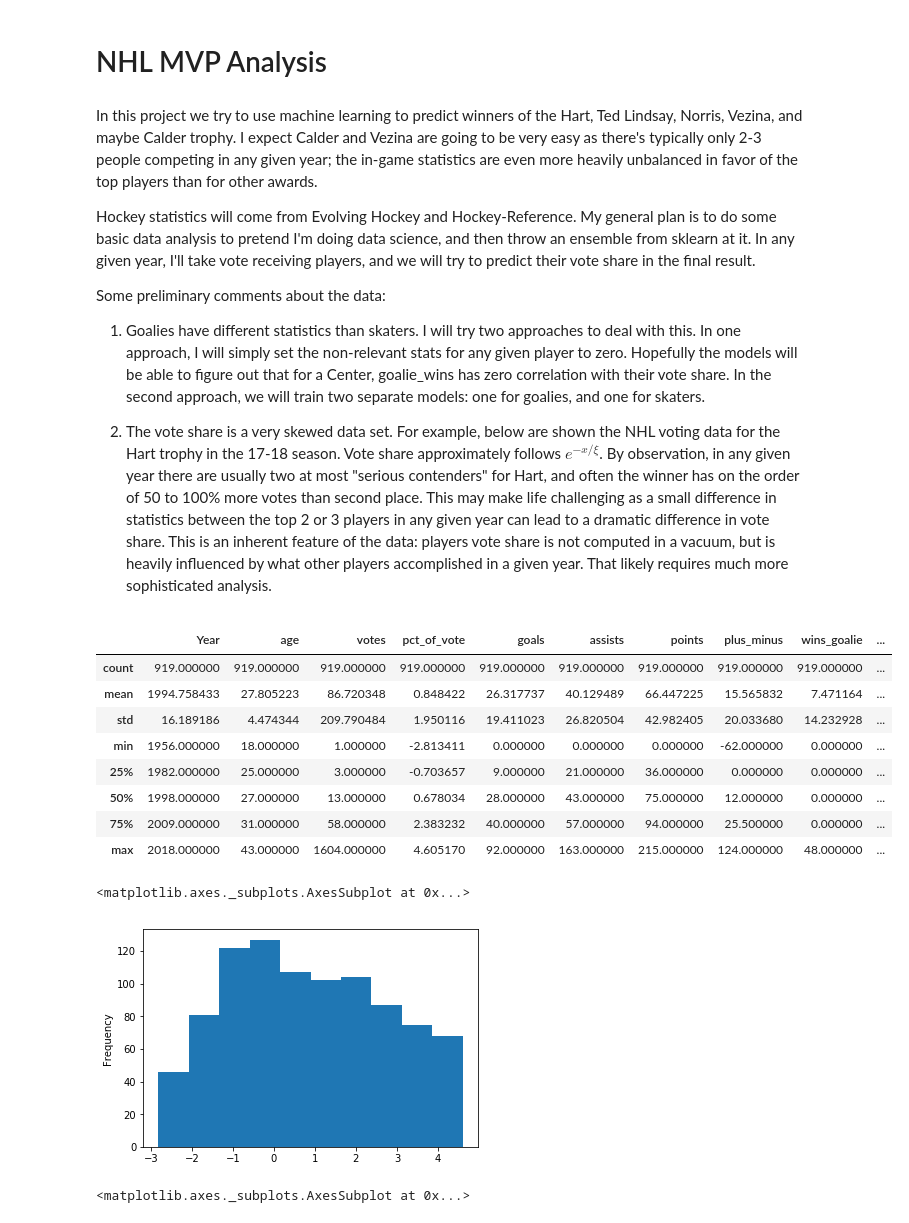
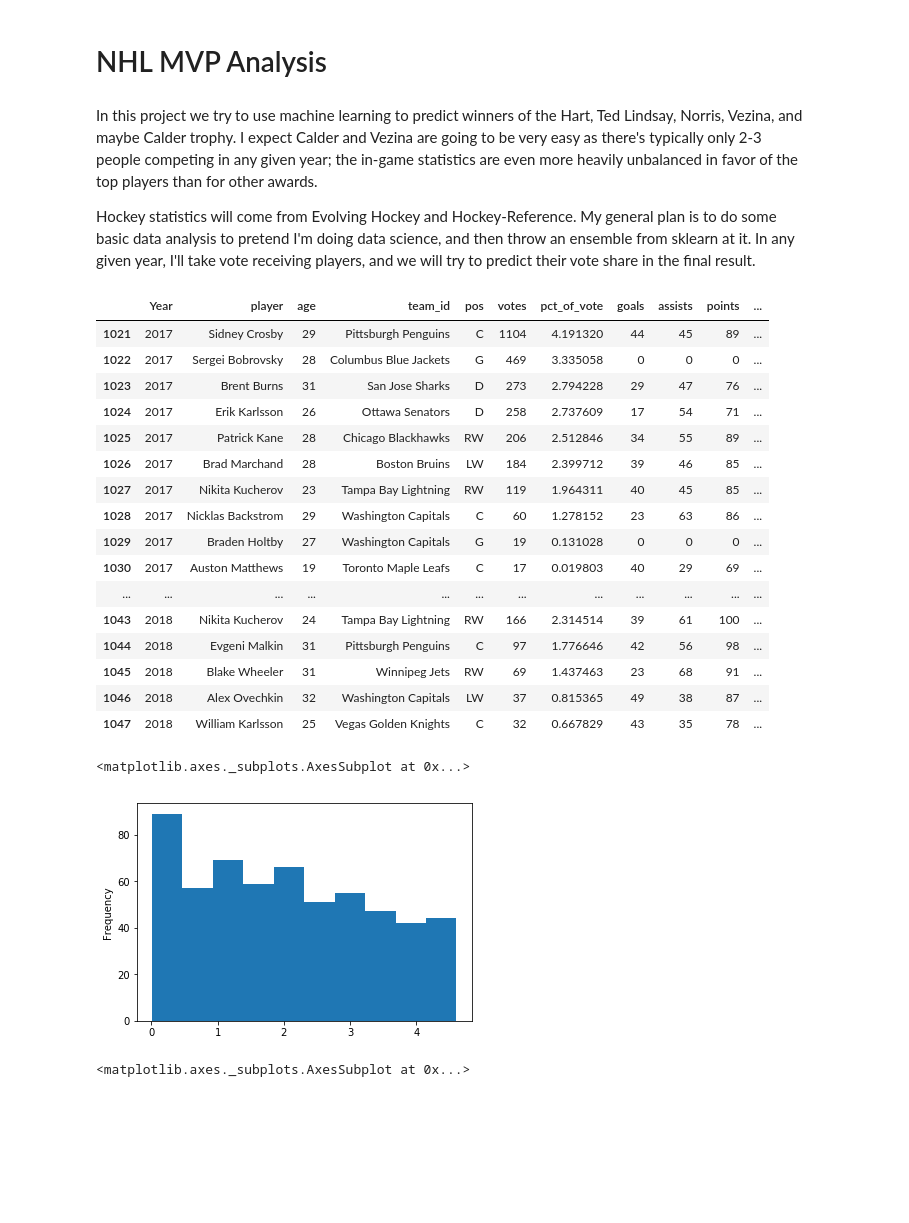
Before and after one commit to dbz10/NHL-Player-Awards, a Jupyter notebook: NHL MVP prediction.ipynb, the cells around one changed output. Drawn from its saved outputs; the diff is of its cells as text; code cells hidden in the pictures; blank space fills up the shorter version.

```diff
--- a/NHL MVP prediction.ipynb
+++ b/NHL MVP prediction.ipynb
@@ -5,13 +5,6 @@ In this project we try to use machine learning to predict winners of the Hart, T
 
 Hockey statistics will come from Evolving Hockey and Hockey-Reference. My general plan is to do some basic data analysis to pretend I'm doing data science, and then throw an ensemble from sklearn at it.
 In any given year, I'll take vote receiving players, and we will try to predict their vote share in the final result.
-
-
-Some preliminary comments about the data:
-
-1) Goalies have different statistics than skaters. I will try two approaches to deal with this. In one approach, I will simply set the non-relevant stats for any given player to zero. Hopefully the models will be able to figure out that for a Center, goalie_wins has zero correlation with their vote share. In the second approach, we will train two separate models: one for goalies, and one for skaters.
-
-2) The vote share is a very skewed data set. For example, below are shown the NHL voting data for the Hart trophy in the 17-18 season. Vote share approximately follows $e^{-x/\xi}$. By observation, in any given year there are usually two at most "serious contenders" for Hart, and often the winner has on the order of 50 to 100% more votes than second place. This may make life challenging as a small difference in statistics between the top 2 or 3 players in any given year can lead to a dramatic difference in vote share. This is an inherent feature of the data: players vote share is not computed in a vacuum, but is heavily influenced by what other players accomplished in a given year. That likely requires much more sophisticated analysis.
 # %%
 # imports
 import numpy as np
@@ -117,48 +110,57 @@ full_data= pd.read_csv("hockey-data-hart.csv")
 
 # clean it up
 full_data=full_data.dropna(axis=0,subset=['pct_of_vote'])
 full_data=full_data.drop(['first','second','third','fourth','fifth'],axis=1)
 full_data = full_data[full_data["pct_of_vote"]>0]
 
 # let's also drop goalies who are missing save pct, and skaters who are missing plus_minus
 full_data = full_data.loc[~((full_data.pos=="G") & full_data.save_pct.isna())]
 full_data = full_data.loc[~((full_data.pos!="G") & full_data.plus_minus.isna())]
 
 # remaining na's should be due to mismatched position with stats. set them to zero
 full_data = full_data.fillna(0)
 
 # for non goalies (goalies), let's replace all goalie (non goalie) stats by zero rather than NaN
 
 # Create a new feature p_simp
 def pos_combine(name):
     title_search = re.search('(^[A-Z]{1,2})', name)
     # If the title exists, extract and return it.
     if title_search:
         return title_search.group(1)
     return ""
 
 full_data["pos"] = full_data["pos"].apply(pos_combine)
+full_data = full_data[full_data["pct_of_vote"]>1]
 full_data["pct_of_vote"] = np.log(full_data["pct_of_vote"])
 
 skaters = full_data[full_data['pos']!='G']
 goalies = full_data[full_data['pos']=='G']
 
-full_data.describe()
+full_data.tail(20)
 # %% [output]
-|  | Year | age | votes | pct_of_vote | goals | assists | points | plus_minus | wins_goalie | ... |
-| count | 919.000000 | 919.000000 | 919.000000 | 919.000000 | 919.000000 | 919.000000 | 919.000000 | 919.000000 | 919.000000 | ... |
-| mean | 1994.758433 | 27.805223 | 86.720348 | 0.848422 | 26.317737 | 40.129489 | 66.447225 | 15.565832 | 7.471164 | ... |
-| std | 16.189186 | 4.474344 | 209.790484 | 1.950116 | 19.411023 | 26.820504 | 42.982405 | 20.033680 | 14.232928 | ... |
-| min | 1956.000000 | 18.000000 | 1.000000 | -2.813411 | 0.000000 | 0.000000 | 0.000000 | -62.000000 | 0.000000 | ... |
-| 25% | 1982.000000 | 25.000000 | 3.000000 | -0.703657 | 9.000000 | 21.000000 | 36.000000 | 0.000000 | 0.000000 | ... |
-| 50% | 1998.000000 | 27.000000 | 13.000000 | 0.678034 | 28.000000 | 43.000000 | 75.000000 | 12.000000 | 0.000000 | ... |
-| 75% | 2009.000000 | 31.000000 | 58.000000 | 2.383232 | 40.000000 | 57.000000 | 94.000000 | 25.500000 | 0.000000 | ... |
-| max | 2018.000000 | 43.000000 | 1604.000000 | 4.605170 | 92.000000 | 163.000000 | 215.000000 | 124.000000 | 48.000000 | ... |
+|  | Year | player | age | team_id | pos | votes | pct_of_vote | goals | assists | points | ... |
+| 1021 | 2017 | Sidney Crosby | 29 | Pittsburgh Penguins | C | 1104 | 4.191320 | 44 | 45 | 89 | ... |
+| 1022 | 2017 | Sergei Bobrovsky | 28 | Columbus Blue Jackets | G | 469 | 3.335058 | 0 | 0 | 0 | ... |
+| 1023 | 2017 | Brent Burns | 31 | San Jose Sharks | D | 273 | 2.794228 | 29 | 47 | 76 | ... |
+| 1024 | 2017 | Erik Karlsson | 26 | Ottawa Senators | D | 258 | 2.737609 | 17 | 54 | 71 | ... |
+| 1025 | 2017 | Patrick Kane | 28 | Chicago Blackhawks | RW | 206 | 2.512846 | 34 | 55 | 89 | ... |
+| 1026 | 2017 | Brad Marchand | 28 | Boston Bruins | LW | 184 | 2.399712 | 39 | 46 | 85 | ... |
+| 1027 | 2017 | Nikita Kucherov | 23 | Tampa Bay Lightning | RW | 119 | 1.964311 | 40 | 45 | 85 | ... |
+| 1028 | 2017 | Nicklas Backstrom | 29 | Washington Capitals | C | 60 | 1.278152 | 23 | 63 | 86 | ... |
+| 1029 | 2017 | Braden Holtby | 27 | Washington Capitals | G | 19 | 0.131028 | 0 | 0 | 0 | ... |
+| 1030 | 2017 | Auston Matthews | 19 | Toronto Maple Leafs | C | 17 | 0.019803 | 40 | 29 | 69 | ... |
+| ... | ... | ... | ... | ... | ... | ... | ... | ... | ... | ... | ... |
+| 1043 | 2018 | Nikita Kucherov | 24 | Tampa Bay Lightning | RW | 166 | 2.314514 | 39 | 61 | 100 | ... |
+| 1044 | 2018 | Evgeni Malkin | 31 | Pittsburgh Penguins | C | 97 | 1.776646 | 42 | 56 | 98 | ... |
+| 1045 | 2018 | Blake Wheeler | 31 | Winnipeg Jets | RW | 69 | 1.437463 | 23 | 68 | 91 | ... |
+| 1046 | 2018 | Alex Ovechkin | 32 | Washington Capitals | LW | 37 | 0.815365 | 49 | 38 | 87 | ... |
+| 1047 | 2018 | William Karlsson | 25 | Vegas Golden Knights | C | 32 | 0.667829 | 43 | 35 | 78 | ... |
 # %%
 full_data['pct_of_vote'].plot.hist()
 # %% [output]
 <matplotlib.axes._subplots.AxesSubplot at 0x...>
-[figure, old version]
+[figure, new version]
 # %%
 sns.kdeplot(skaters['goals'])
 # %% [output]
```
Also changed, not shown: parts of 6 cells of this notebook, 1 other file.
